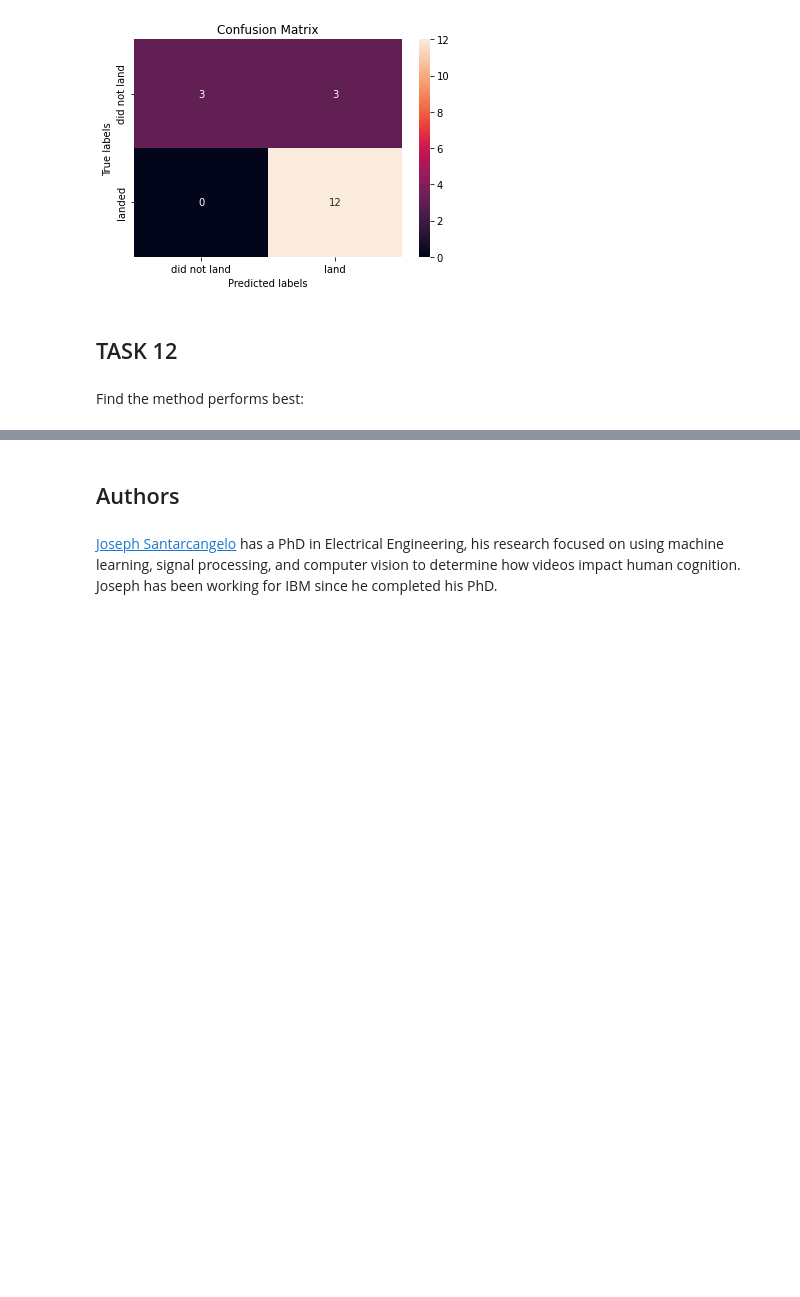
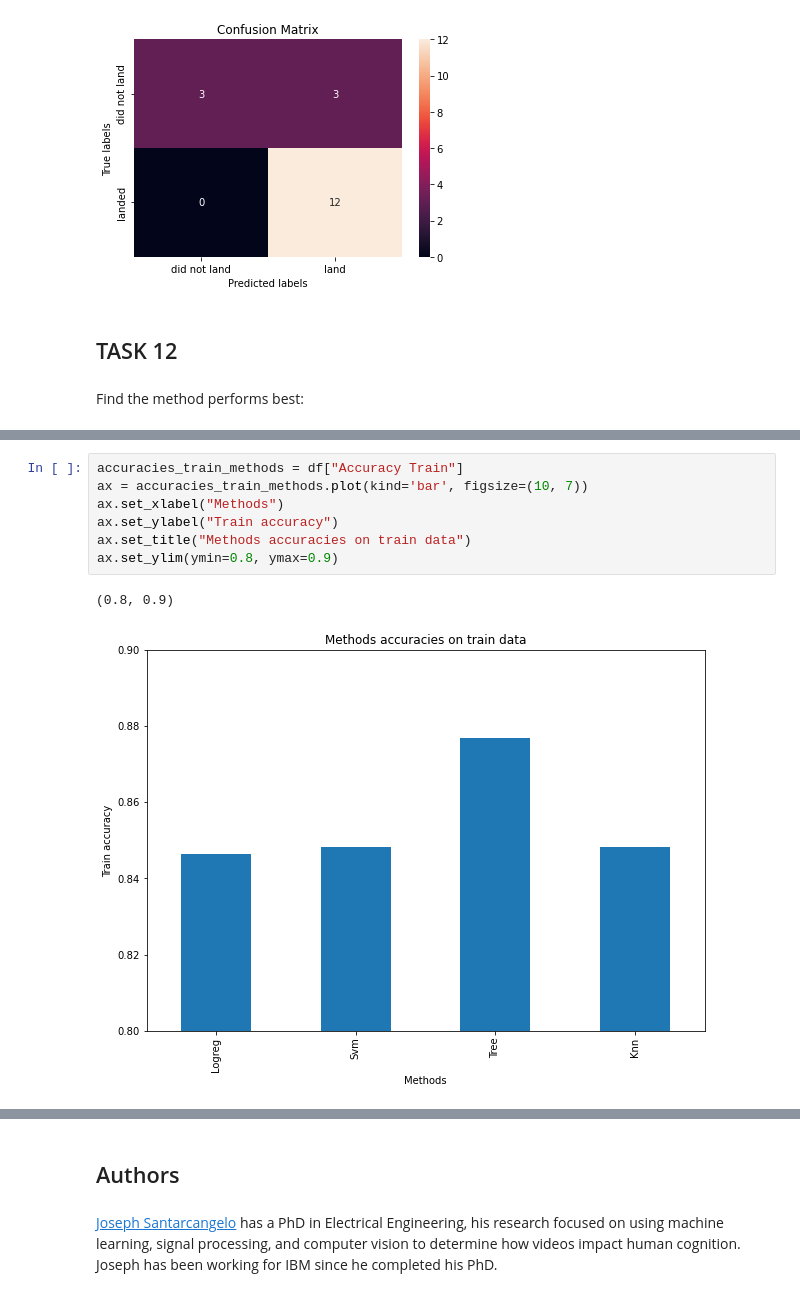
Before and after one commit to felipe-suzuki/DataScienceProject-IBMCoursera, a Jupyter notebook: Week 4/SpaceX_Machine Learning Prediction_Part_5.ipynb, the cells around one changed output, grey strips where cells are left out. Cells and saved outputs as stored; diff of their text form; blank space fills up the shorter version.

```diff
--- a/Week 4/SpaceX_Machine Learning Prediction_Part_5.ipynb
+++ b/Week 4/SpaceX_Machine Learning Prediction_Part_5.ipynb
@@ -335,3 +335,13 @@ df.head().sort_values(by = ['Accuracy Train'], ascending=False)
 | Knn | 0.848214 | 0.833333 |
 | Svm | 0.848214 | 0.833333 |
 | Logreg | 0.846429 | 0.833333 |
+# %%
+accuracies_train_methods = df["Accuracy Train"]
+ax = accuracies_train_methods.plot(kind='bar', figsize=(10, 7))
+ax.set_xlabel("Methods")
+ax.set_ylabel("Train accuracy")
+ax.set_title("Methods accuracies on train data")
+ax.set_ylim(ymin=0.8, ymax=0.9)
+# %% [output]
+(0.8, 0.9)
+[figure, added]
```
Also changed, not shown: parts of 6 cells of this notebook, 3 other files.
